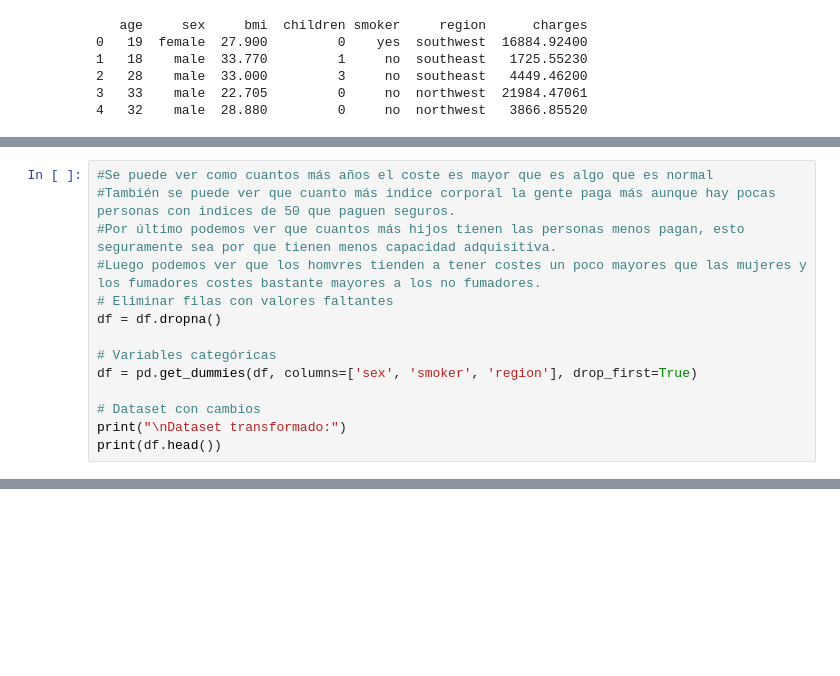
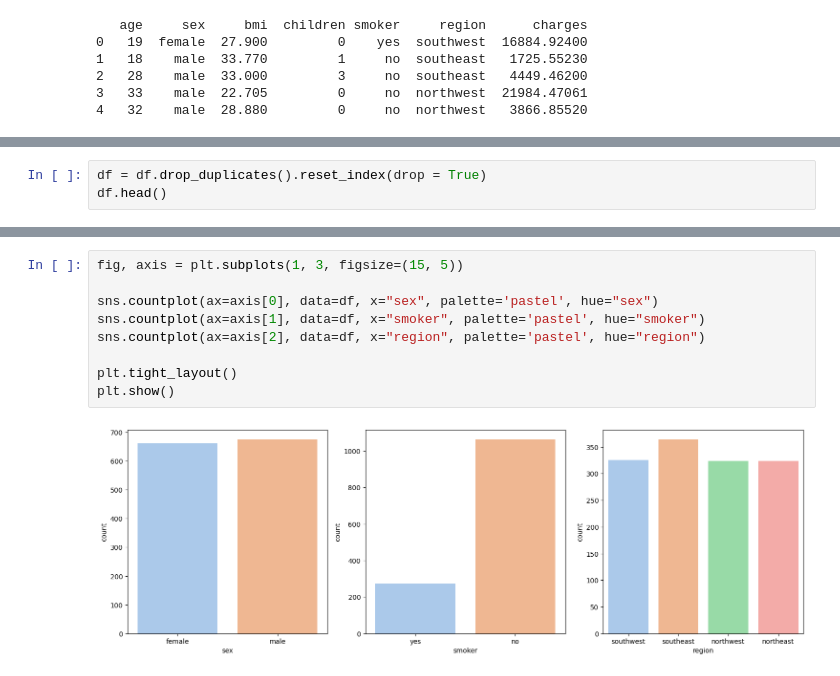
Before and after one commit to AnderTxuCode/machine-learning-lineal, a Jupyter notebook: src/explore.ipynb, the cells around one changed output, grey strips where cells are left out. Cells and saved outputs as stored; diff of their text form; blank space fills up the shorter version.

```diff
--- a/src/explore.ipynb
+++ b/src/explore.ipynb
@@ -114,14 +26,0 @@ plt.show()
-# %%
-#Se puede ver como cuantos más años el coste es mayor que es algo que es normal
-#También se puede ver que cuanto más indice corporal la gente paga más aunque hay pocas personas con indices de 50 que paguen seguros.
-#Por último podemos ver que cuantos más hijos tienen las personas menos pagan, esto seguramente sea por que tienen menos capacidad adquisitiva.
-#Luego podemos ver que los homvres tienden a tener costes un poco mayores que las mujeres y los fumadores costes bastante mayores a los no fumadores.
-# Eliminar filas con valores faltantes
-df = df.dropna()
-
-# Variables categóricas
-df = pd.get_dummies(df, columns=['sex', 'smoker', 'region'], drop_first=True)
-
-# Dataset con cambios
-print("\nDataset transformado:")
-print(df.head())
@@ -156,0 +52,3 @@ Dimensiones de X_test: (268, 8)
+# %%
+df = df.drop_duplicates().reset_index(drop = True)
+df.head()
@@ -156,0 +163,11 @@ Dimensiones de X_test: (268, 8)
+# %%
+fig, axis = plt.subplots(1, 3, figsize=(15, 5))
+
+sns.countplot(ax=axis[0], data=df, x="sex", palette='pastel', hue="sex")
+sns.countplot(ax=axis[1], data=df, x="smoker", palette='pastel', hue="smoker")
+sns.countplot(ax=axis[2], data=df, x="region", palette='pastel', hue="region")
+
+plt.tight_layout()
+plt.show()
+# %% [output]
+[figure, added]
```
Also changed, not shown: parts of 56 cells of this notebook, 2 other files.
